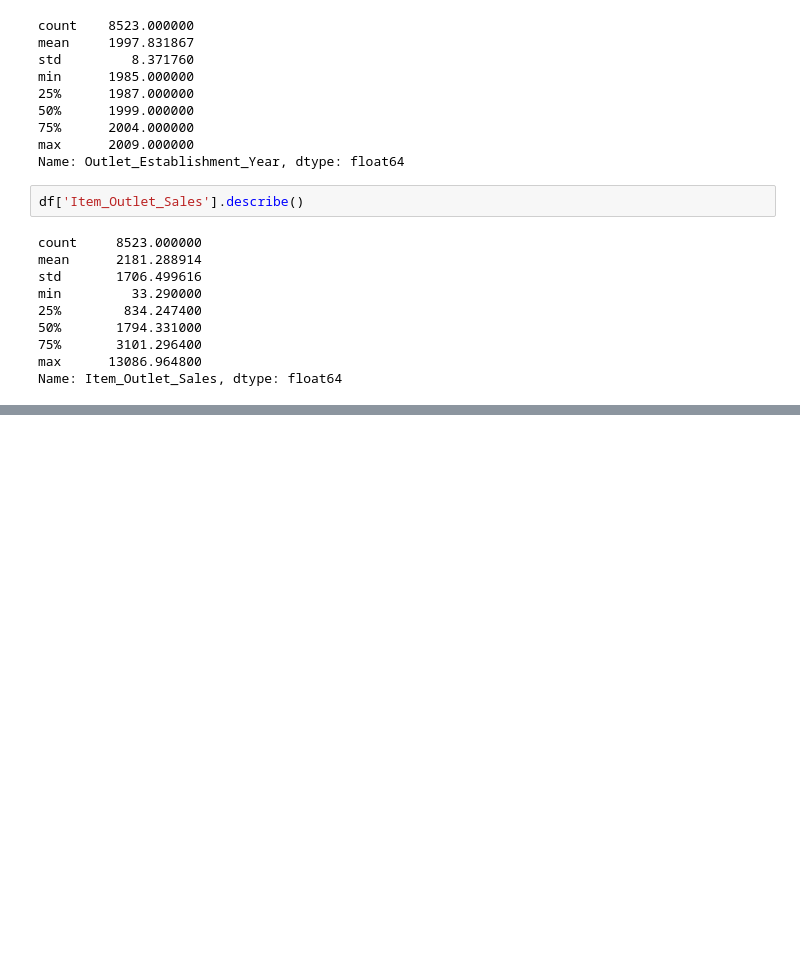
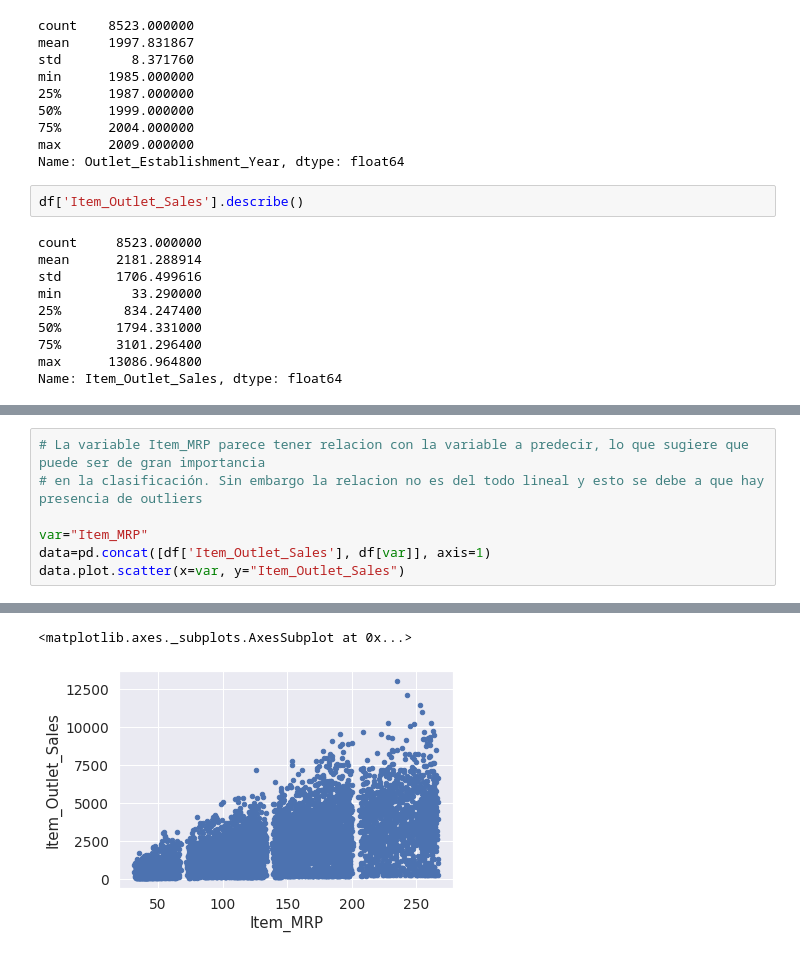
Before and after one commit to LuisaUpegui/sales_predictions-, a Jupyter notebook: sales_predictions.ipynb, the cells around one changed output, grey strips where cells are left out. Cells and saved outputs as stored; diff of their text form; blank space fills up the shorter version.

```diff
--- a/sales_predictions.ipynb
+++ b/sales_predictions.ipynb
@@ -218,0 +298,8 @@ Name: Item_Outlet_Sales, dtype: float64
+# %%
+# La variable Item_MRP parece tener relacion con la variable a predecir, lo que sugiere que puede ser de gran importancia
+# en la clasificación. Sin embargo la relacion no es del todo lineal y esto se debe a que hay presencia de outliers
+
+var="Item_MRP"
+data=pd.concat([df['Item_Outlet_Sales'], df[var]], axis=1)
+data.plot.scatter(x=var, y="Item_Outlet_Sales")
+# %% [output]
@@ -218,0 +307,2 @@ Name: Item_Outlet_Sales, dtype: float64
+<matplotlib.axes._subplots.AxesSubplot at 0x...>
+[figure, added]
```
Also changed, not shown: parts of 21 cells of this notebook.
